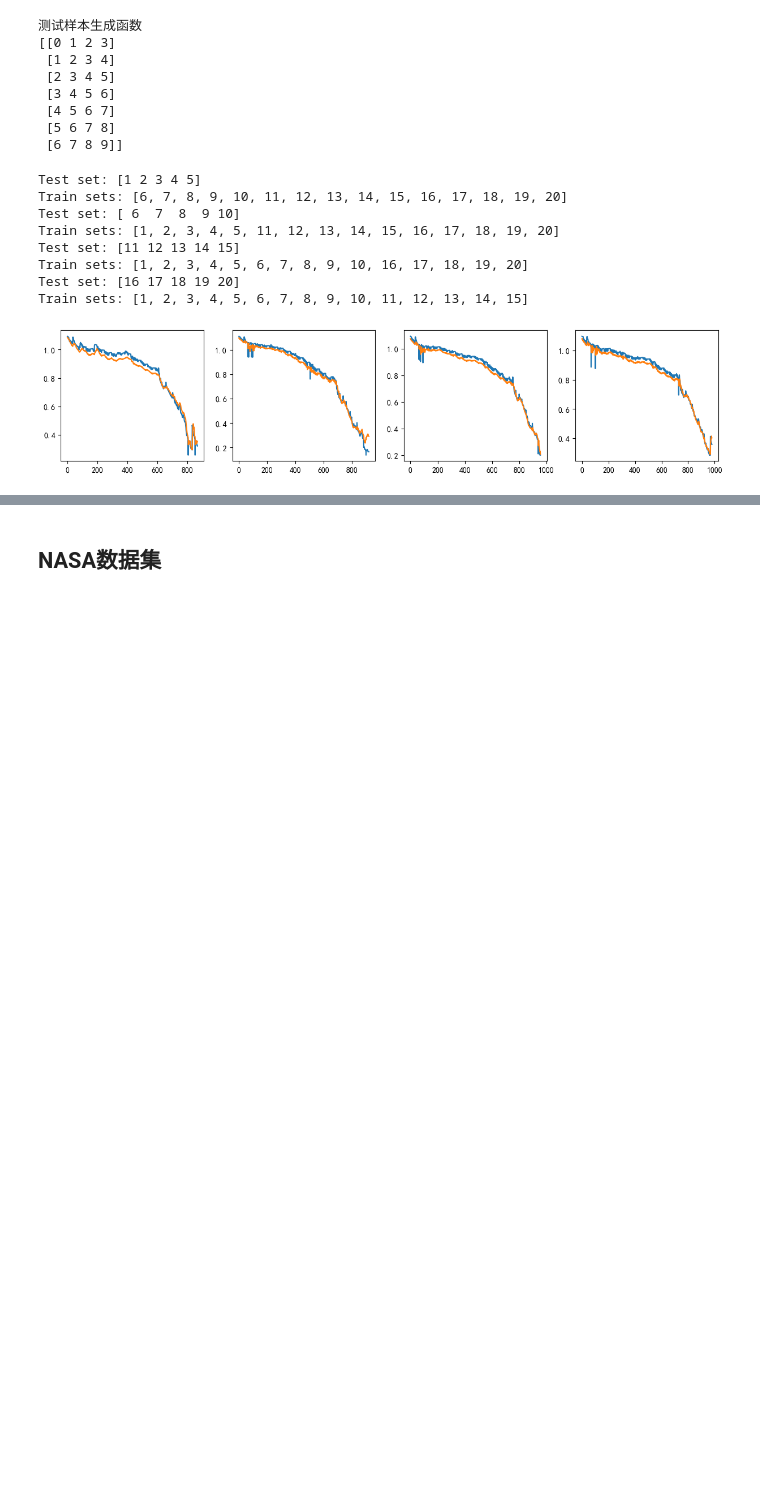
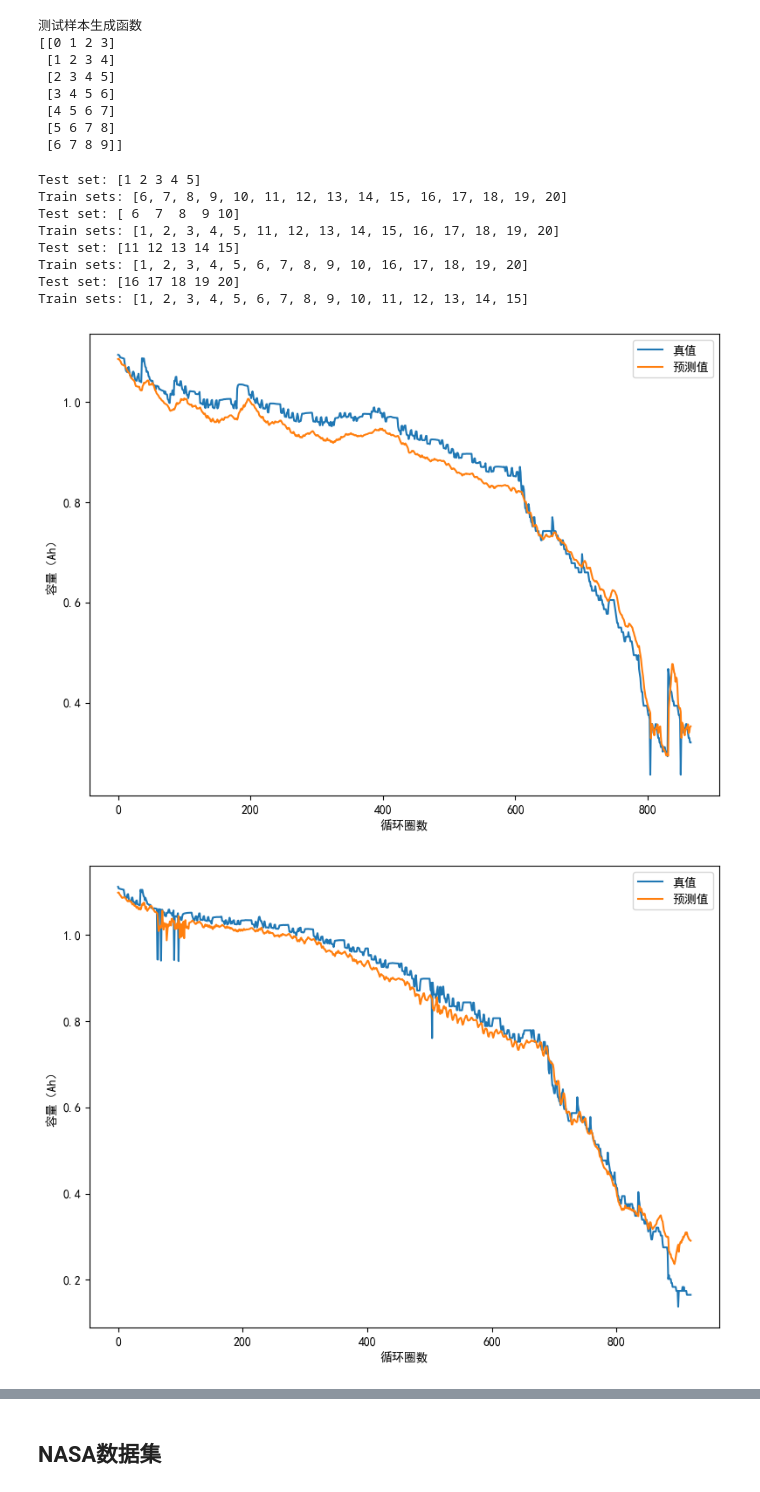
Before and after one commit to hilinxinhui/battery_phm, a Jupyter notebook: notebooks/experiments/2_cap_svr.ipynb, the cells around one changed output, grey strips where cells are left out. Drawn from its saved outputs; the diff is of its cells as text; code cells hidden in the pictures; blank space fills up the shorter version.

Commit message:
Update model code, modify result visualization.

```diff
--- a/notebooks/experiments/2_cap_svr.ipynb
+++ b/notebooks/experiments/2_cap_svr.ipynb
@@ -92,49 +76,34 @@ Test set: [16 17 18 19 20]
 Train sets: [1, 2, 3, 4, 5, 6, 7, 8, 9, 10, 11, 12, 13, 14, 15]
 # %%
 dataset = (b35, b36, b37, b38)
-
-fig, ax = plt.subplots(1, 4, figsize=(15, 3))
+battery_names = ['CS2_35', 'CS2_36', 'CS2_37', 'CS2_38']
 
 for idx in range(len(dataset)):
     train_dataset = dataset[: idx] + dataset[idx + 1: ]
     train_dataset = np.array([j for i in train_dataset for j in i])
     test_dataset = dataset[idx]
 
     x_train, y_train = train_dataset[:,:time_steps - 1], train_dataset[:, [time_steps - 1]]
     x_test, y_test = test_dataset[:,:time_steps - 1], test_dataset[:, [time_steps - 1]]
 
     # 建模
     model = SVR(kernel="rbf", gamma=0.5, C=10, epsilon=0.05)
     # 预测
     model.fit(x_train, y_train[:,0])
     y_train_pred = model.predict(x_train).reshape(-1,1)
     y_test_pred = model.predict(x_test).reshape(-1,1)
     # print(y_train_pred.shape, y_test_pred.shape)
 
-    ax[idx].plot(y_test)
-    ax[idx].plot(y_test_pred)
-
-# # b35作为测试集合
-# train_dataset = np.vstack((b38, b36, b37))
-# test_dataset = b35
-# # print(f"训练集形状： {train_dataset.shape}， 测试集形状： {test_dataset.shape}")
-
-# x_train, y_train = train_dataset[:,:time_steps - 1], train_dataset[:, [time_steps - 1]]
-# x_test, y_test = test_dataset[:,:time_steps - 1], test_dataset[:, [time_steps - 1]]
-
-# # print(x_train.shape, y_train.shape)
-# # print(x_test.shape, y_test.shape)
-
-# # 建模
-# model = SVR(kernel="rbf", gamma=0.5, C=10, epsilon=0.05)
-
-# # 预测
-# model.fit(x_train, y_train[:,0])
-# y_train_pred = model.predict(x_train).reshape(-1,1)
-# y_test_pred = model.predict(x_test).reshape(-1,1)
-# # print(y_train_pred.shape, y_test_pred.shape)
-
-# plt.plot(y_test)
-# plt.plot(y_test_pred)
+    plt.figure(figsize=(8, 6))
+    plt.plot(y_test)
+    plt.plot(y_test_pred)
+    plt.legend(["真值", "预测值"])
+    plt.xlabel("循环圈数")
+    plt.ylabel("容量（Ah）")
+    save_path = f"../../assets/thesis_figures/chapter_3/calce_{battery_names[idx]}_svr.jpg"
+    plt.savefig(save_path, dpi=1000, bbox_inches="tight")
+    plt.tight_layout()
+    plt.show()
 # %% [output]
-[figure, old version]
+[figure, new version]
+[figure, added]
```
Also changed, not shown: parts of 3 cells of this notebook, 3 other files.
